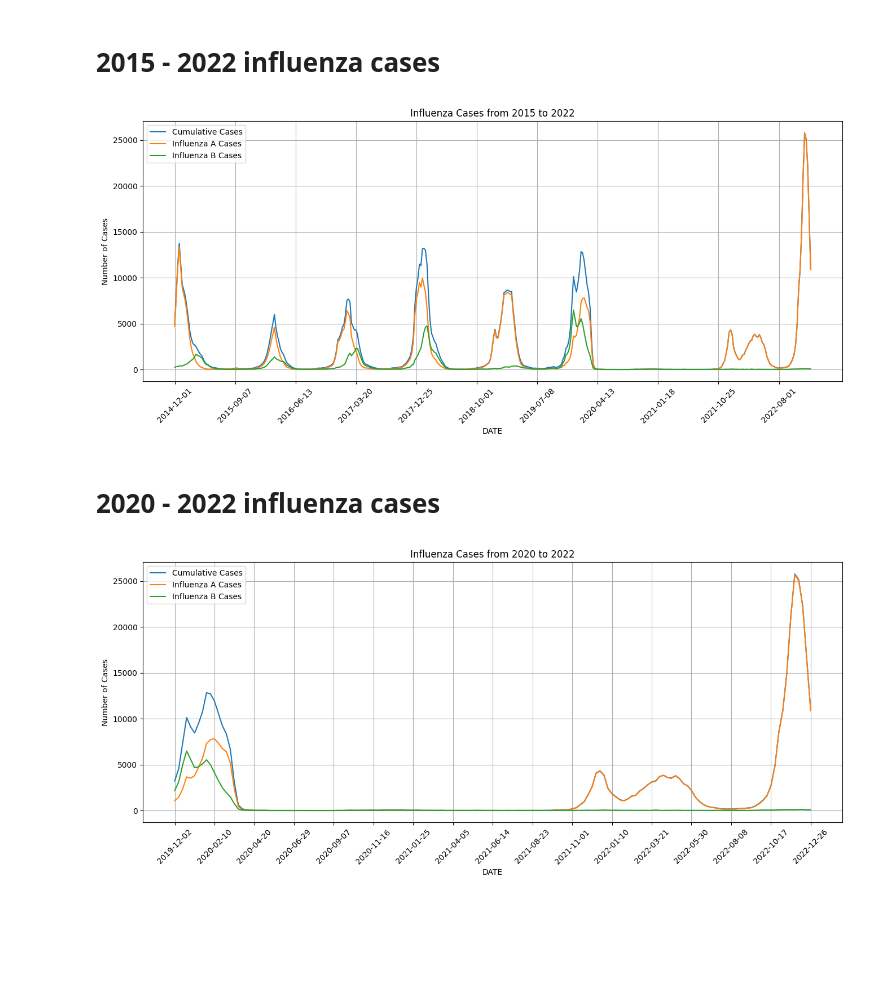
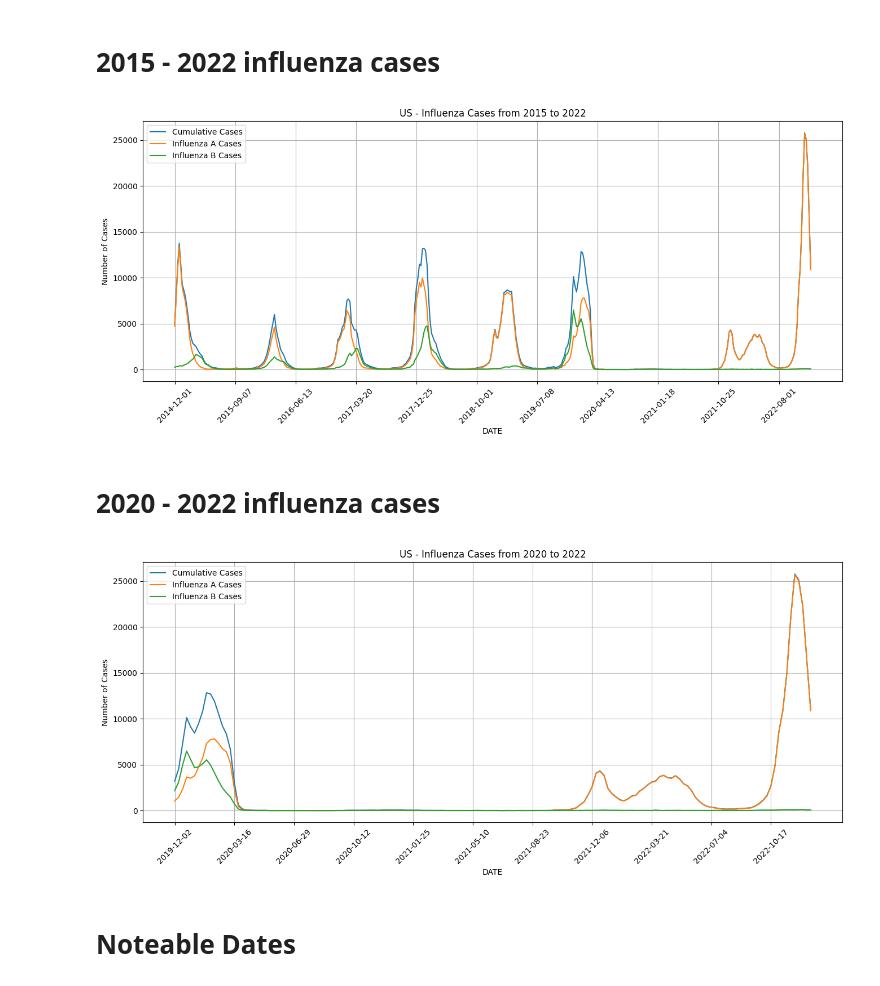
Before and after one commit to jramey2016/Computer-Epi-Project, a Jupyter notebook: US-Data-And-Models/Emperical-Model/Subset_Models_US.ipynb, the cells around one changed output. Saved outputs shown, nothing was run; the diff lists cells and outputs as text; code cells hidden in the pictures; blank space fills up the shorter version.

```diff
--- a/US-Data-And-Models/Emperical-Model/Subset_Models_US.ipynb
+++ b/US-Data-And-Models/Emperical-Model/Subset_Models_US.ipynb
@@ -290,7 +288,7 @@ plt.plot(df_agg10['ISO_SDATE'], df_agg10['INF_B'], label='Influenza B Cases')
 
 plt.xlabel('DATE')
 plt.ylabel('Number of Cases')
-plt.title('Influenza Cases from 2015 to 2022')
+plt.title('US - Influenza Cases from 2015 to 2022')
 
 xtick_pos = np.arange(0, len(df_agg10['ISO_SDATE']), 40)
 plt.xticks(xtick_pos, df_agg10['ISO_SDATE'][xtick_pos], rotation=45)
@@ -298,34 +296,37 @@ plt.legend()
 plt.grid()
 plt.show()
 # %% [output]
-[figure, old version]
+[figure, new version]
 # %% [markdown]
 # 2020 - 2022 influenza cases
 # %%
 # Load the data from the Excel file
 df_2020_to_2022 = pd.read_excel('US_2020-2022_influenza_Data.xlsx', engine='openpyxl')
 
-# # Group the data by year and ISO_WEEK, calculate the mean of INF_ALL for each group
+# Group the data by year and ISO_WEEK, calculate the mean of INF_ALL for each group
 df_agg11 = df_2020_to_2022.groupby(['ISO_YEAR', 'ISO_SDATE']).agg({'INF_ALL': 'mean', 'INF_A': 'mean', 'INF_B': 'mean'}).reset_index()
 
-# # Extract only the date portion of ISO_SDATE column
+# Extract only the date portion of ISO_SDATE column
 df_agg11['ISO_SDATE'] = df_agg11['ISO_SDATE'].str.split('T').str[0]
 
-
-# # Create a line plot using ISO_WEEK as the x-axis and INF_ALL as the y-axis
+# Create a line plot using ISO_WEEK as the x-axis and INF_ALL as the y-axis
 plt.figure(figsize=(16, 6))
+# Add vertical lines for specific dates
 plt.plot(df_agg11['ISO_SDATE'], df_agg11['INF_ALL'], label='Cumulative Cases')
 plt.plot(df_agg11['ISO_SDATE'], df_agg11['INF_A'], label='Influenza A Cases')
 plt.plot(df_agg11['ISO_SDATE'], df_agg11['INF_B'], label='Influenza B Cases')
 
 plt.xlabel('DATE')
 plt.ylabel('Number of Cases')
-plt.title('Influenza Cases from 2020 to 2022')
+plt.title('US - Influenza Cases from 2020 to 2022')
 
-xtick_pos = np.arange(0, len(df_agg11['ISO_SDATE']), 10)
+xtick_pos = np.arange(0, len(df_agg11['ISO_SDATE']), 15)
 plt.xticks(xtick_pos, df_agg11['ISO_SDATE'][xtick_pos], rotation=45)
+
 plt.legend()
 plt.grid()
 plt.show()
 # %% [output]
-[figure, old version]
+[figure, new version]
+# %% [markdown]
+# Noteable Dates
```
Also changed, not shown: parts of 17 cells of this notebook, 12 other files.
